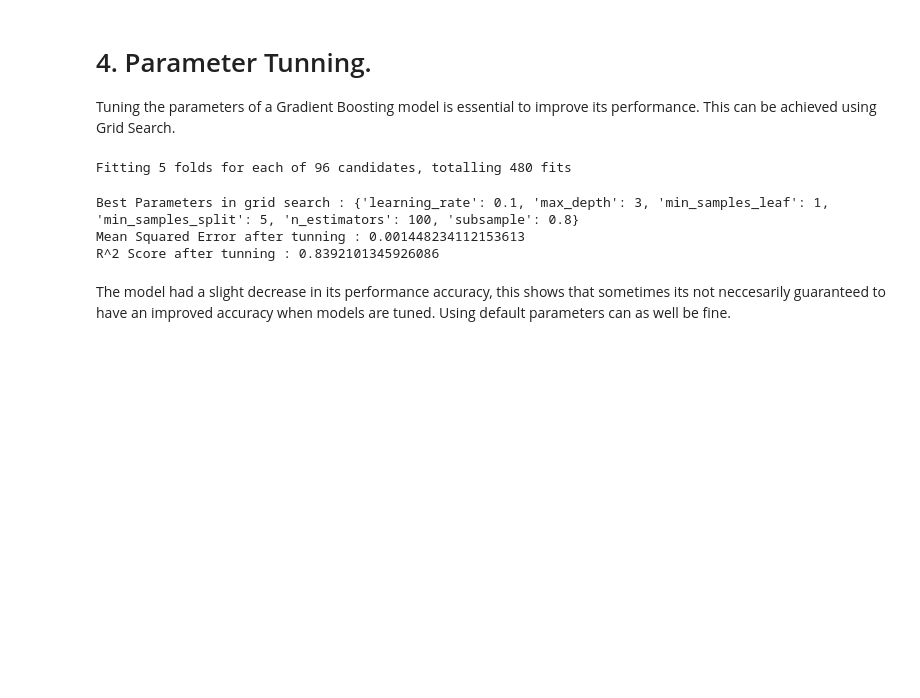
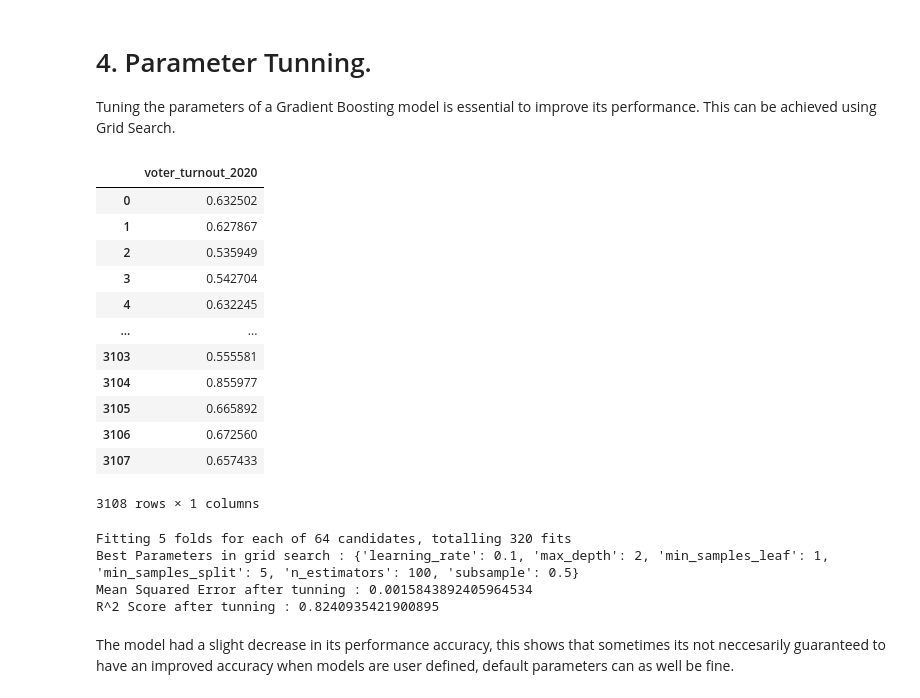
Before and after one commit to kechcole/Machine-Learning, a Jupyter notebook: Notebook/7.Gradient_Boost_Algorithm.ipynb, the cells around one changed output. Drawn from its saved outputs; the diff is of its cells as text; code cells hidden in the pictures; blank space fills up the shorter version.

```diff
--- a/Notebook/7.Gradient_Boost_Algorithm.ipynb
+++ b/Notebook/7.Gradient_Boost_Algorithm.ipynb
@@ -344,10 +349,38 @@ Passing `palette` without assigning `hue` is deprecated and will be removed in v
 # 4. Parameter Tunning.
 
 Tuning the parameters of a Gradient Boosting model is essential to improve its performance. This can be achieved using  Grid Search.
+# %%
+X2 = X.drop(['2022_per_capitalincome','perc_2022_age_25+_no_diploma/highschool',
+            'perc_2022_age_25+_with_bachelors_degree', '2022_avg_disposable_income', 'lifemode_5'], axis=1)
+y
+# %% [output]
+|  | voter_turnout_2020 |
+| 0 | 0.632502 |
+| 1 | 0.627867 |
+| 2 | 0.535949 |
+| 3 | 0.542704 |
+| 4 | 0.632245 |
+| ... | ... |
+| 3103 | 0.555581 |
+| 3104 | 0.855977 |
+| 3105 | 0.665892 |
+| 3106 | 0.672560 |
+| 3107 | 0.657433 |
+3108 rows × 1 columns
 # %%
+# Remove columns (from standardised data) with little impact on the model based on feature importance graph
+X2 = X.drop(['2022_per_capitalincome','perc_2022_age_25+_no_diploma/highschool',
+            'perc_2022_age_25+_with_bachelors_degree', '2022_avg_disposable_income', 'lifemode_5'], axis=1)
+
+# Target/dependent variable.
+y = data[['voter_turnout_2020']]
+
+# Split the data into training(70%) and testing data(30%) ,pick random rows
+X_train, X_test, y_train, y_test = train_test_split(X2, y, test_size = 0.3, random_state=25)
+
 #  Define the parameter grid
 param_grid = {
-    'n_estimators': [70, 100],
+    'n_estimators': [100, 200],
     'learning_rate': [0.1, 0.2],
     'max_depth': [2, 3],
     'min_samples_split': [5, 10],
@@ -357,8 +390,8 @@ param_grid = {
 
 # Perform Grid Search with Cross-Validation
 gbr2 = GradientBoostingRegressor(random_state=42)
-grid_search = GridSearchCV(estimator=gbr2, param_grid=param_grid, cv=3,
-                           verbose=2, scoring='neg_mean_squared_error')
+grid_search = GridSearchCV(estimator=gbr2, param_grid=param_grid, cv=5,
+                           n_jobs=-1, verbose=2, scoring='neg_mean_squared_error')
 grid_search.fit(X_train, y_train)
 
 # Train the best model
@@ -374,9 +407,9 @@ print(f'Best Parameters in grid search : {grid_search.best_params_}')
 print(f'Mean Squared Error after tunning : {mse2}')
 print(f'R^2 Score after tunning : {r2_2}')
 # %% [output]
-Fitting 5 folds for each of 96 candidates, totalling 480 fits
+Fitting 5 folds for each of 64 candidates, totalling 320 fits
+Best Parameters in grid search : {'learning_rate': 0.1, 'max_depth': 2, 'min_samples_leaf': 1, 'min_samples_split': 5, 'n_estimators': 100, 'subsample': 0.5}
+Mean Squared Error after tunning : 0.0015843892405964534
+R^2 Score after tunning : 0.8240935421900895
-Best Parameters in grid search : {'learning_rate': 0.1, 'max_depth': 3, 'min_samples_leaf': 1, 'min_samples_split': 5, 'n_estimators': 100, 'subsample': 0.8}
-Mean Squared Error after tunning : 0.001448234112153613
-R^2 Score after tunning : 0.8392101345926086
 # %% [markdown]
-The model had a slight decrease in its performance accuracy, this shows that sometimes its not neccesarily guaranteed to have an improved accuracy when models are tuned. Using default parameters can as well be fine.
+The model had a slight decrease in its performance accuracy, this shows that sometimes its not neccesarily guaranteed to have an improved accuracy when models are user defined, default parameters can as well be fine.
```
Also changed, not shown: parts of 2 cells of this notebook.
